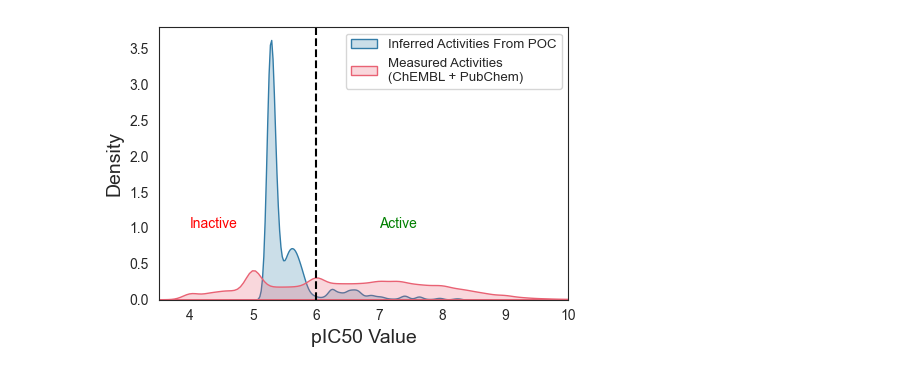
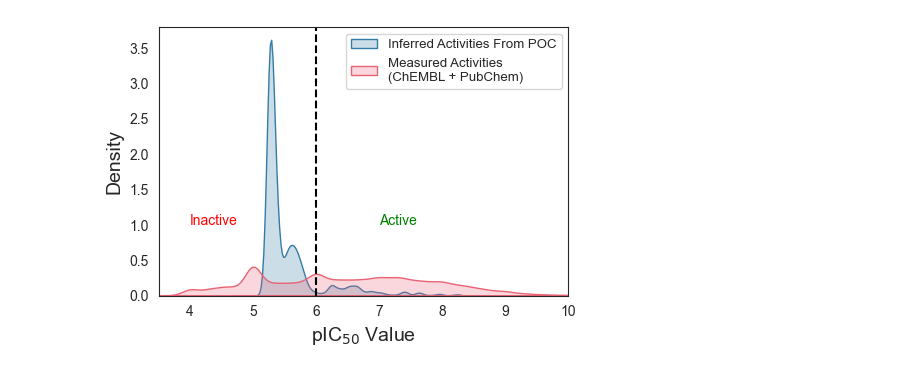
Before and after one commit to Harmonic-Discovery/activity-integration, a Jupyter notebook: figures/fig2/plot_b.ipynb, the cells around one changed output. Saved outputs shown, nothing was run; the diff lists cells and outputs as text; code cells hidden in the pictures.

```diff
--- a/figures/fig2/plot_b.ipynb
+++ b/figures/fig2/plot_b.ipynb
@@ -1,28 +1,28 @@
 # %%
 import seaborn as sns
 import matplotlib.pyplot as plt
 import pandas as pd
 
 data = pd.read_csv("../../data/prepped_activities_all_chembl_pubchem.csv")
 measured = data[data["activity_type"] == "measured"]["activity_value"].tolist()
 inferred = data[data["activity_type"] == "inferred"]["activity_value"].tolist()
 
 sns.set_style("white")
 
 plt.figure(figsize=(5.,3.5))
 sns.kdeplot(inferred, fill=True, color="#337CA7", label="Inferred Activities From POC")
 sns.kdeplot(measured, fill=True, color="#E96274", label="Measured Activities\n(ChEMBL + PubChem)")
 plt.vlines(6.0, 0., 10.0, color="black", linestyles="--")
 plt.legend(fontsize=9.5, loc="upper right")
 plt.ylim(0, 3.8)
 plt.xlim(3.5, 10)
 plt.text(4, 1, "Inactive", fontdict={"color": "red"})
 plt.text(7, 1, "Active", fontdict={"color": "green"})
 # plt.title("Distribution of Inferred and Predicted Activites", fontsize=14)
-plt.xlabel("pIC50 Value", fontsize=14)
+plt.xlabel(r"pIC$_{50}$ Value", fontsize=14)
 plt.ylabel("Density", fontsize=14)
 plt.tight_layout()
 plt.savefig("measured_vs_inferred_activity.svg", format="svg")
 plt.show()
 # %% [output]
-[figure, old version]
+[figure, new version]
```
Also changed, not shown: 1 other file.
